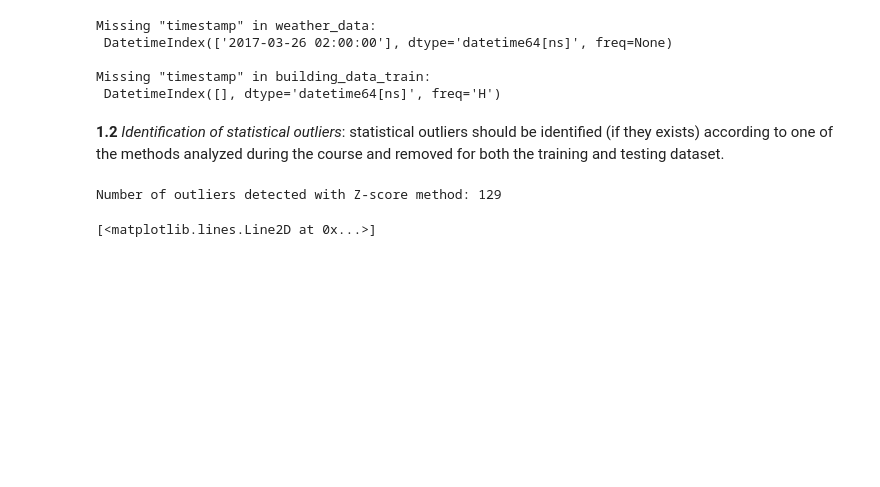
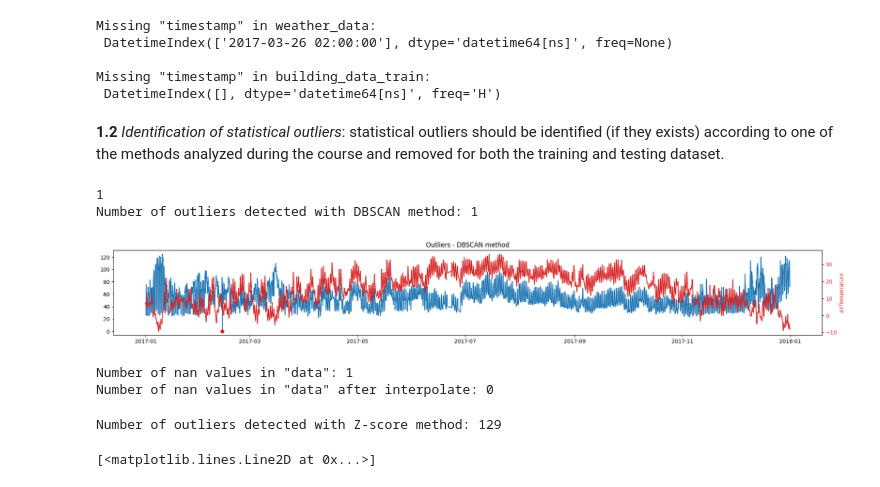
Before and after one commit to lucaparimbelli-ABB/data-science-and-ai-for-industrial-systems, a Jupyter notebook: exam_building_9.ipynb, the cells around one changed output. Cells and saved outputs as stored; diff of their text form; code cells hidden in the pictures; blank space fills up the shorter version.

Commit message:
DBSCAN outlier detection

```diff
--- a/exam_building_9.ipynb
+++ b/exam_building_9.ipynb
@@ -80,6 +80,55 @@ Missing "timestamp" in building_data_train:
 data = building_data_merge.join(weather_data, how='inner')
 # %% [markdown]
 **1.2** _Identification of statistical outliers_: statistical outliers should be identified (if they exists) according to one of the methods analyzed during the course and removed for both the training and testing dataset.
+# %%
+# Outlier detection: DBSCAN method
+from sklearn.cluster import DBSCAN
+
+#data['hour'] = data.index.hour.astype(str)
+#data['day_of_week'] = data.index.day_of_week.astype(str)
+
+
+# Delete the NaN "big" holes (2017-10-24, 2017-10-25, 2017-10-26)
+data = data[ (data.index < "2017-06-21 00:00:00") | (data.index > "2017-06-22 23:59:00")]
+data = data[ (data.index < "2017-06-27 00:00:00") | (data.index > "2017-06-27 23:59:00")]
+data['power'].interpolate(method='spline', limit=3, inplace=True, order=3)
+dbscan = DBSCAN(eps = 5,min_samples = 4)
+
+model = dbscan.fit(data)
+
+labels = model.labels_
+data["anomaly_score"] = labels
+anomalies = data[data.anomaly_score == -1]
+print(len(anomalies))
+
+
+
+
+print(f"Number of outliers detected with DBSCAN method: {len(anomalies)}")
+
+fig, ax = plt.subplots(figsize=(20, 3))
+ax.set_title("Outliers - DBSCAN method")
+ax.plot(data['power'])
+ax.plot(anomalies.index, data.loc[anomalies.index, 'power'], 'ro')
+
+ax2 = ax.twinx()
+ax2.plot(data.index, data['airTemperature'], color='tab:red')
+ax2.set_ylabel('airTemperature', color='tab:red')
+ax2.tick_params(axis='y', labelcolor='tab:red')
+fig.tight_layout()
+plt.show()
+
+# set the value of "power" for the found otliers to NaN
+data.loc[anomalies.index, 'power'] = np.nan
+print(f"Number of nan values in \"data\": {data.isna().sum().sum()}")
+data['power'].interpolate(method='spline', limit=3, inplace=True, order=3)
+print(f"Number of nan values in \"data\" after interpolate: {data.isna().sum().sum()}")
+# %% [output]
+1
+Number of outliers detected with DBSCAN method: 1
+[figure, added]
+Number of nan values in "data": 1
+Number of nan values in "data" after interpolate: 0
 # %%
 # Outlier detection: Z-score method
 
```
Also changed, not shown: 1 other file.
